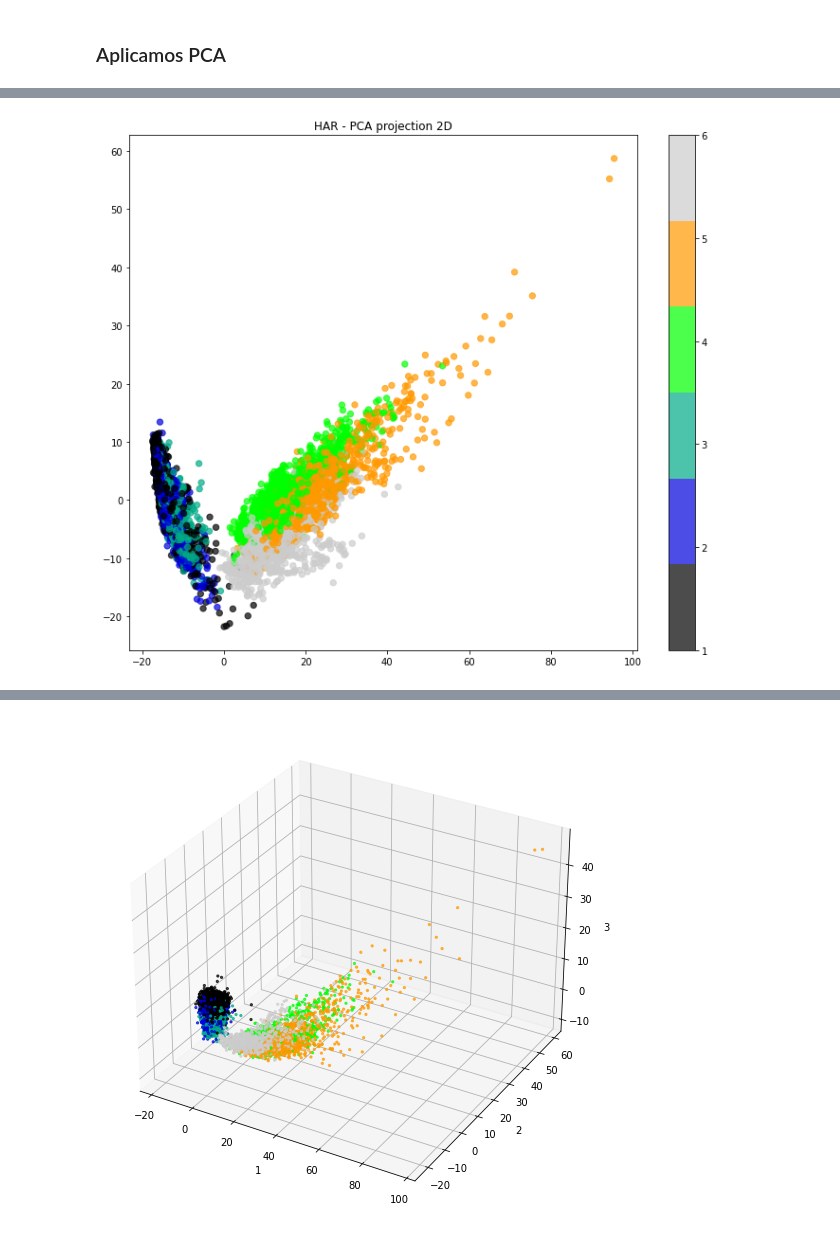
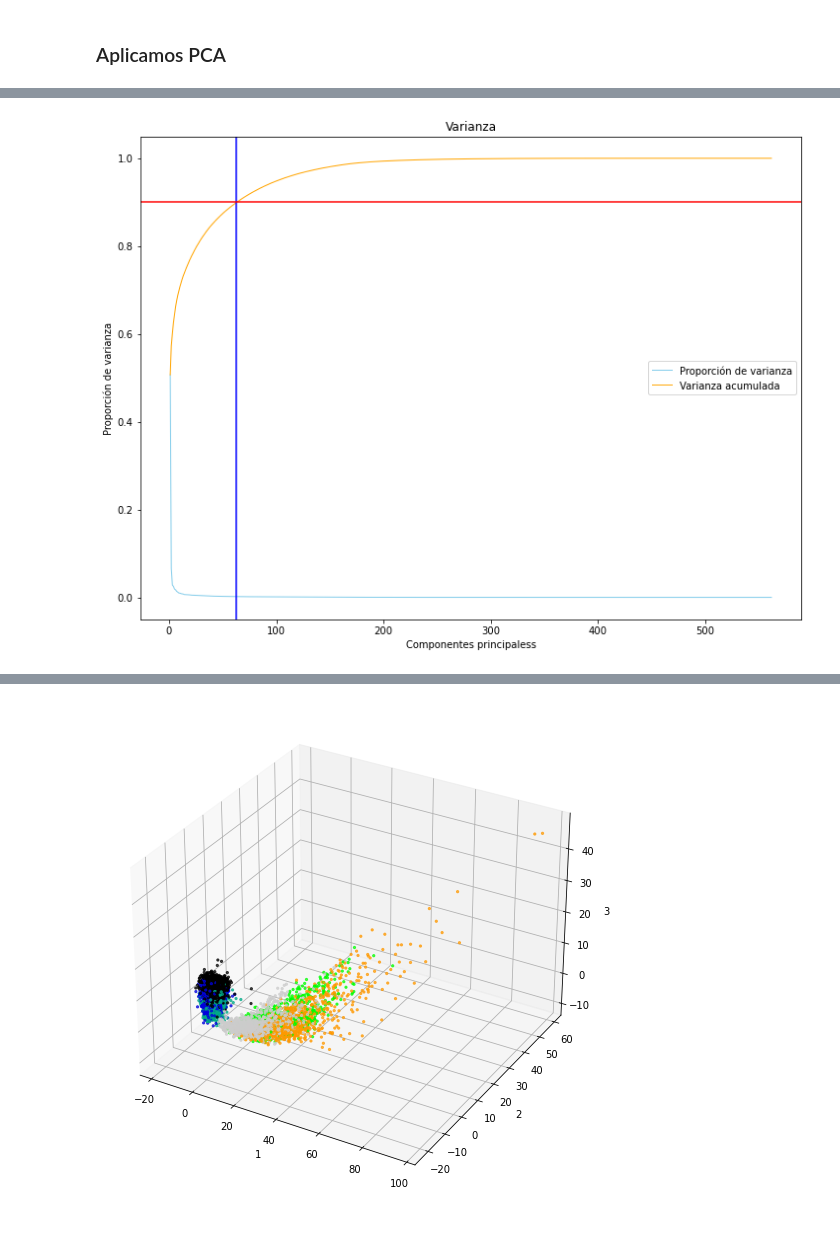
Before and after one commit to manco92/Inteligencia-Artificial, a Jupyter notebook: TP1 - Ejercicios 1, 2 y 3.ipynb, the cells around one changed output, grey strips where cells are left out. Drawn from its saved outputs; the diff is of its cells as text; code cells hidden in the pictures.

```diff
--- a/TP1 - Ejercicios 1, 2 y 3.ipynb
+++ b/TP1 - Ejercicios 1, 2 y 3.ipynb
@@ -139,9 +116,0 @@ plt.show();
-# %%
-# Graficamos los primeros dos componentes
-plt.figure(figsize = (12,10))
-plt.scatter(X_pca[:, 0], X_pca[:, 1], c = new_y_train, alpha = 0.7, s = 40, cmap = plt.cm.get_cmap('nipy_spectral', 6))
-plt.rcParams['axes.grid'] = False #Evita un warning
-plt.colorbar()
-plt.title('HAR - PCA projection 2D');
-# %% [output]
-[figure, removed]
@@ -147,0 +132,25 @@ plt.title('HAR - PCA projection 2D');
+# %%
+# Calculo la proporción de varianza explicada por cada feature
+sum_eigenvalues = np.sum(eig_vals_sorted)
+prop_var = [i/sum_eigenvalues for i in eig_vals_sorted]
+
+# Calculo la varianza acumulada
+cum_var = [np.sum(prop_var[:i+1]) for i in range(len(prop_var))]
+
+var = 0.90
+comp = [i for i,v in enumerate(cum_var) if v > var][0]
+
+# Realizo el gráfico
+x_labels = [i+1 for i in range(len(prop_var))]
+
+plt.plot(x_labels, prop_var, marker = 'o', markersize = 0, color = 'skyblue', linewidth = 1, label = 'Proporción de varianza')
+plt.plot(x_labels, cum_var, marker = 'o', markersize = 0, color = 'orange', linewidth = 1, label = "Varianza acumulada")
+plt.legend()
+plt.title('Varianza')
+plt.xlabel('Componentes principaless')
+plt.ylabel('Proporción de varianza')
+plt.axvline(comp, c = 'b')
+plt.axhline(var, c = 'r')
+plt.show()
+# %% [output]
+[figure, added]
```
Also changed, not shown: parts of 17 cells of this notebook.
